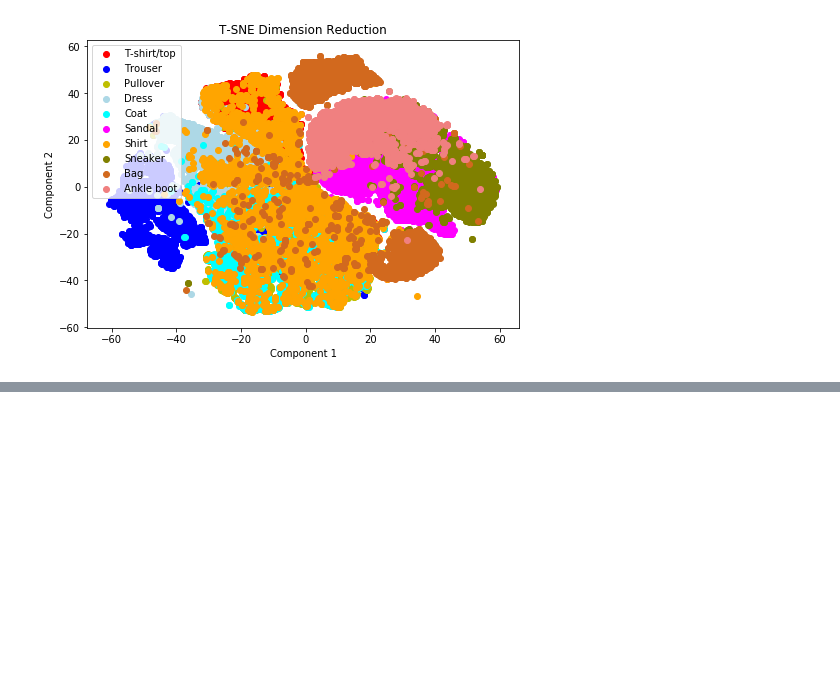
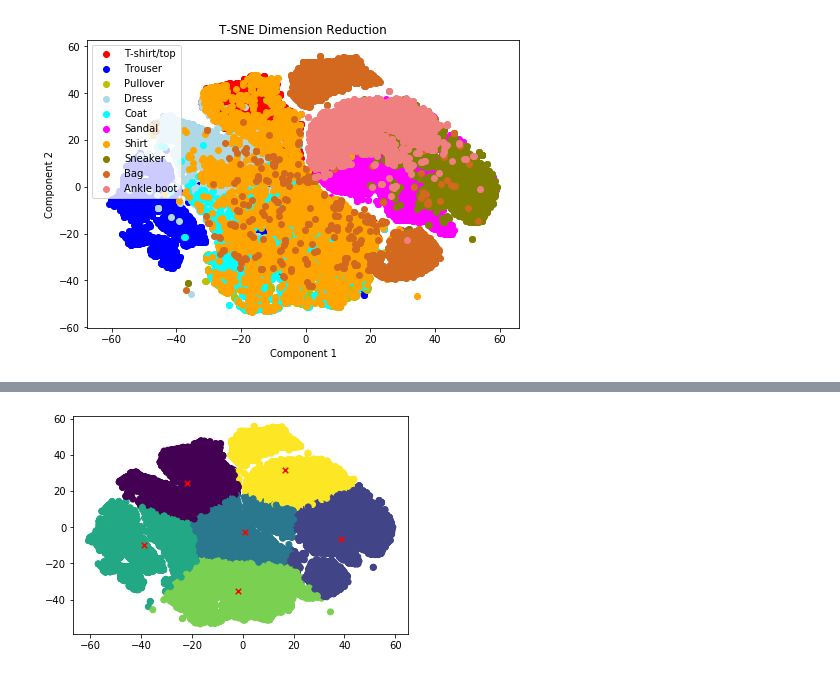
Before and after one commit to jonathanDeLeonGES/jupyterNotebooks, a Jupyter notebook: Practica 2- Reducción de Dimensionalidad.ipynb, the cells around one changed output, grey strips where cells are left out. Cells and saved outputs as stored; diff of their text form; code cells hidden in the pictures; blank space fills up the shorter version.

```diff
--- a/Practica 2- Reducción de Dimensionalidad.ipynb
+++ b/Practica 2- Reducción de Dimensionalidad.ipynb
@@ -181,0 +226,4 @@ plt.show()
+# %%
+entrenamientoKMeans(TSNE_components, 6,show=True)
+# %% [output]
+[figure, added]
```
Also changed, not shown: parts of 11 cells of this notebook.
